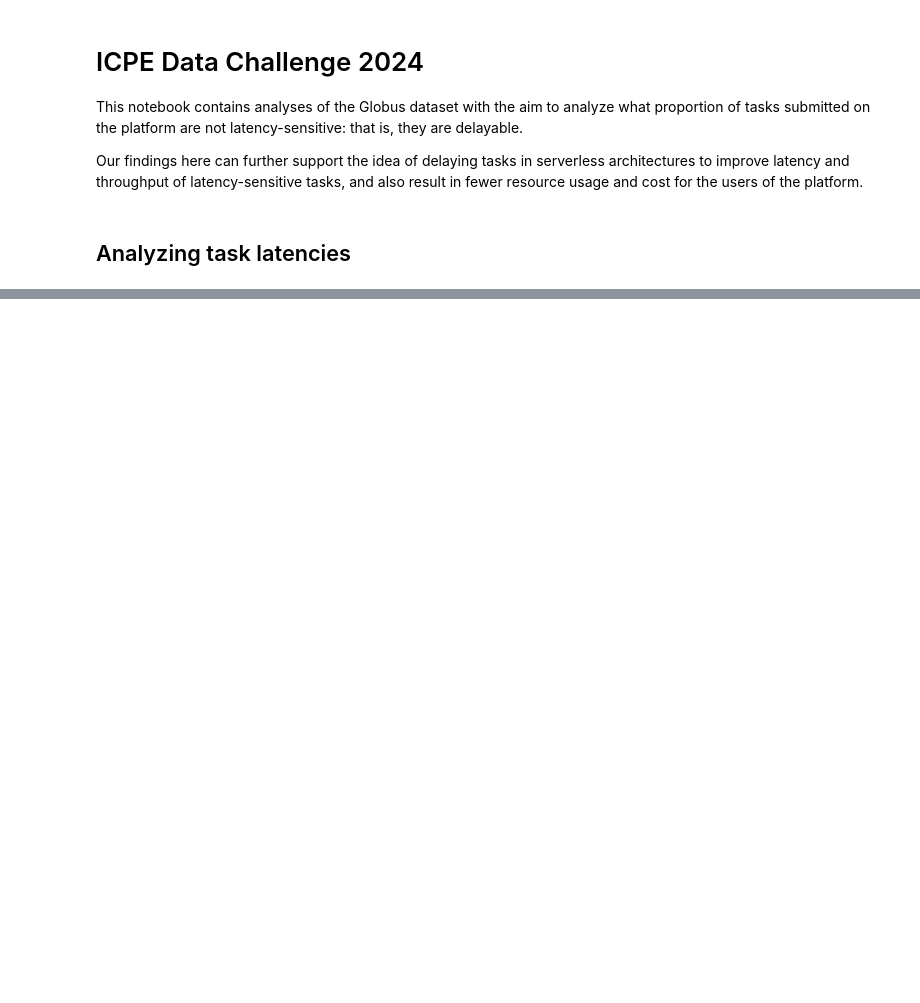
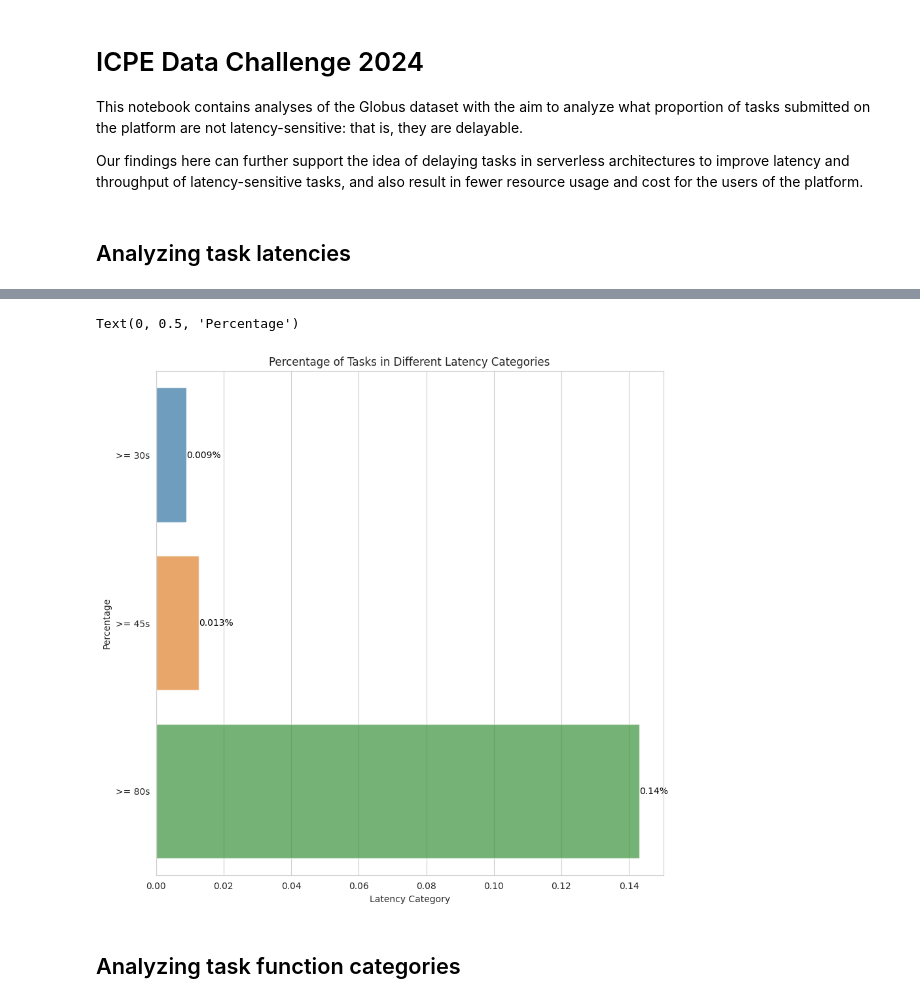
Before and after one commit to aloussase/icpe-data-challenge-2025, a Jupyter notebook: notebooks/latency.ipynb, the cells around one changed output, grey strips where cells are left out. Cells and saved outputs as stored; diff of their text form; code cells hidden in the pictures; blank space fills up the shorter version.

Commit message:
add graph for 30, 45 and 80 second latencies

```diff
--- a/notebooks/latency.ipynb
+++ b/notebooks/latency.ipynb
@@ -122,3 +120,31 @@ Text(0, 0.5, 'Percentage')
+# %%
+a = latencies_v[(latencies_v >= 30) & (latencies_v < 45)].shape[0] / total_tasks
+b = latencies_v[(latencies_v >= 45) & (latencies_v < 80)].shape[0] / total_tasks
+c = latencies_v[latencies_v >= 80].shape[0] / total_tasks
+
+plt.figure(figsize=(10, 10))
+
+categories = pd.DataFrame({
+    'Percentage': [a, b, c],
+    'Latency category': ['>= 30s', '>= 45s', '>= 80s']
+})
+
+bar_colors = ['#FF6347', '#4682B4', '#32CD32']
+
+sns.barplot(categories, x='Percentage', y='Latency category', hue='Latency category', alpha=.7, orient='y')
+
+for index, row in categories.iterrows():
+    pct = row['Percentage']
+    plt.text(pct, index, f'{pct:.2}%', color='black', va="center")
+
+plt.title('Percentage of Tasks in Different Latency Categories')
+plt.xlabel('Latency Category')
+plt.ylabel('Percentage')
+# %% [output]
+Text(0, 0.5, 'Percentage')
+[figure, added]
+# %% [markdown]
+## Analyzing task function categories
 # %%
 functions
 # %% [output]
```
Also changed, not shown: parts of 5 cells of this notebook.
